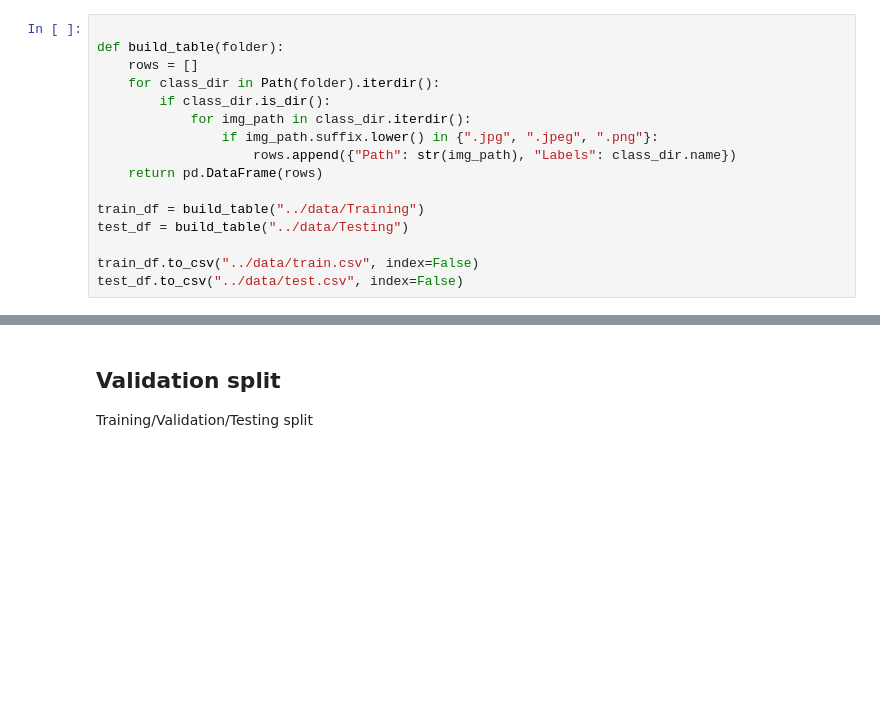
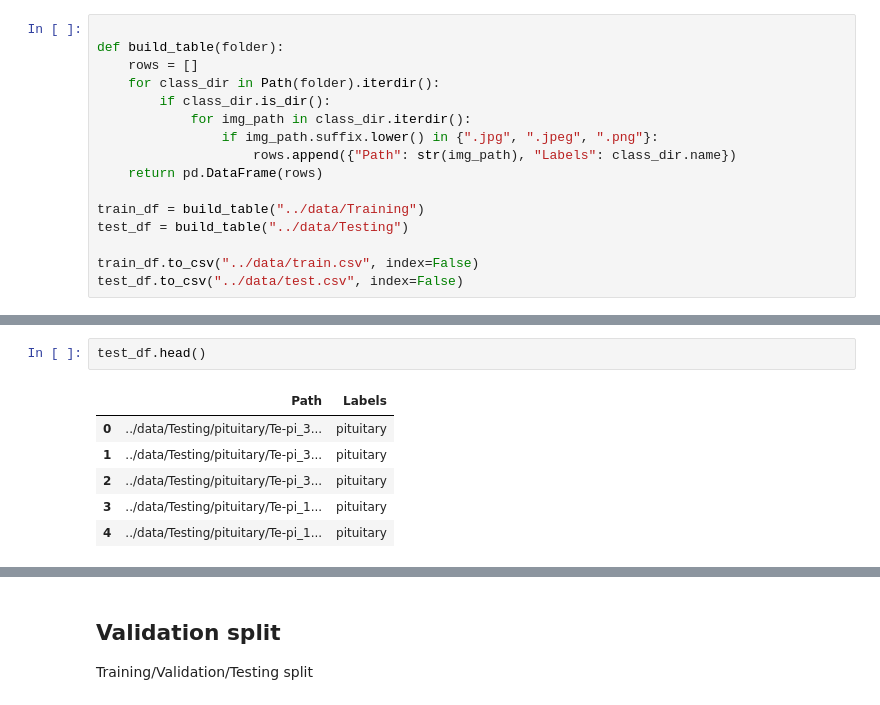
Before and after one commit to WingfungHu/MRIModelBench, a Jupyter notebook: notebooks/Preprocessing_Data.ipynb, the cells around one changed output, grey strips where cells are left out. Cells and saved outputs as stored; diff of their text form; blank space fills up the shorter version.

```diff
--- a/notebooks/Preprocessing_Data.ipynb
+++ b/notebooks/Preprocessing_Data.ipynb
@@ -38,0 +41,9 @@ train_df.head()
+# %%
+test_df.head()
+# %% [output]
+|  | Path | Labels |
+| 0 | ../data/Testing/pituitary/Te-pi_3... | pituitary |
+| 1 | ../data/Testing/pituitary/Te-pi_3... | pituitary |
+| 2 | ../data/Testing/pituitary/Te-pi_3... | pituitary |
+| 3 | ../data/Testing/pituitary/Te-pi_1... | pituitary |
+| 4 | ../data/Testing/pituitary/Te-pi_1... | pituitary |
```
Also changed, not shown: parts of 11 cells of this notebook, 5 other files.
